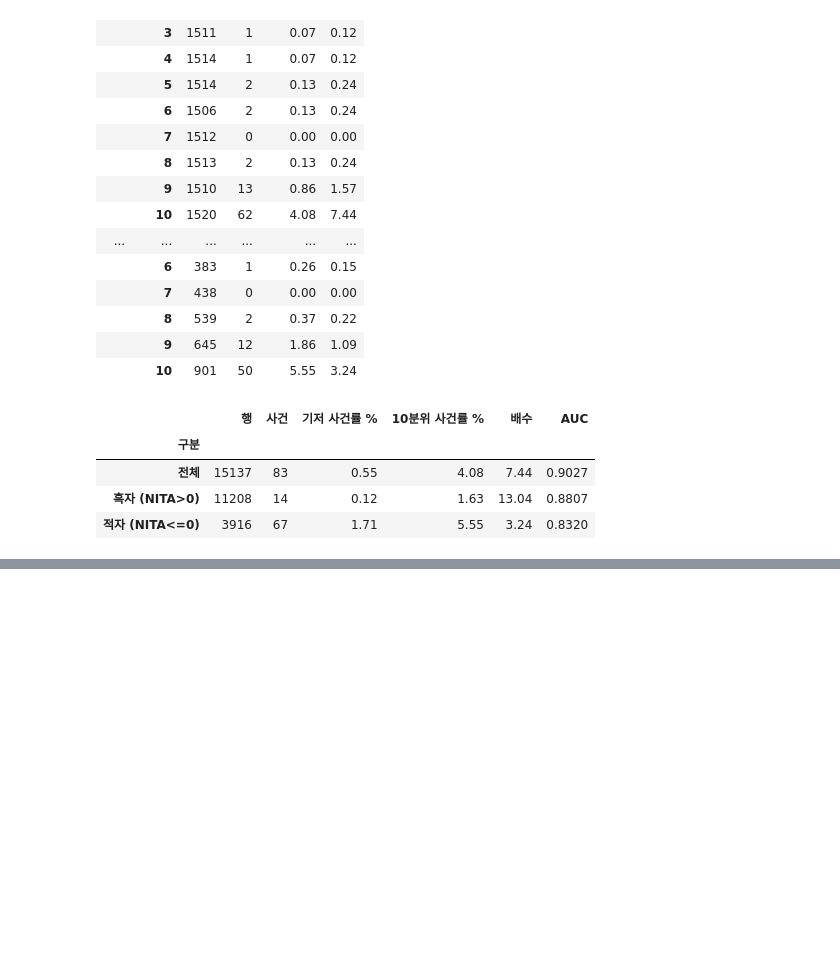
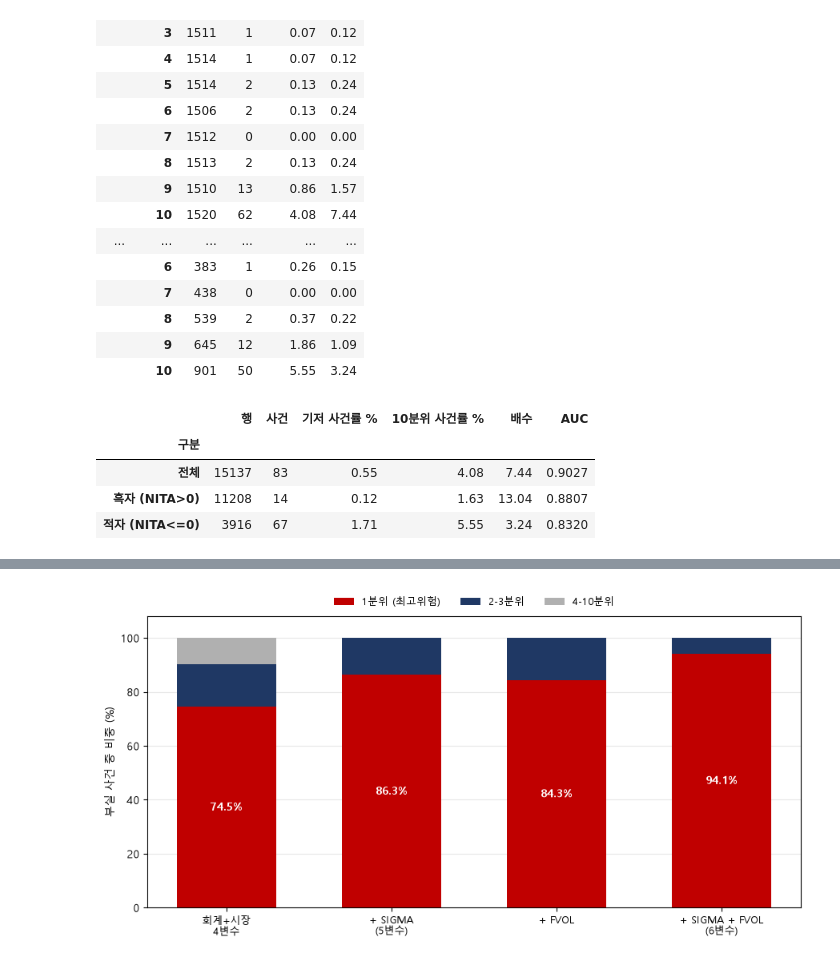
Before and after one commit to Seanjeon0220/project, a Jupyter notebook: quant/fVoL/kospi/delisted.ipynb, the cells around one changed output, grey strips where cells are left out. Saved outputs shown, nothing was run; the diff lists cells and outputs as text; code cells hidden in the pictures; blank space fills up the shorter version.

```diff
--- a/quant/fVoL/kospi/delisted.ipynb
+++ b/quant/fVoL/kospi/delisted.ipynb
@@ -1977,0 +2014,42 @@ display(f11)
+# %%
+# 시각화
+
+import matplotlib.pyplot as plt
+from matplotlib.patches import Patch
+
+plt.rcParams['font.family'] = 'Malgun Gothic'
+plt.rcParams['axes.unicode_minus'] = False
+NAVY, RED, GRAY = '#1F3864', '#C00000', '#B0B0B0'
+
+LAB = {'M4 SIGMA제외': '회계+시장\n4변수', 'M3 결합': '+ SIGMA\n(5변수)',
+       '4변수 + FVOL': '+ FVOL', 'M5 결합 + FVOL': '+ SIGMA + FVOL\n(6변수)'}
+ORD = ['M4 SIGMA제외', 'M3 결합', '4변수 + FVOL', 'M5 결합 + FVOL']
+
+top, mid, rest = [], [], []
+for k in ORD:
+    ev = resF[k]
+    ev = ev[ev['y'] == 1]
+    v = ev['dec'].value_counts(normalize=True).mul(100).reindex(range(1, 11)).fillna(0)
+    top.append(v[1]); mid.append(v[2] + v[3]); rest.append(v.loc[4:10].sum())
+top, mid, rest = np.array(top), np.array(mid), np.array(rest)
+
+x = np.arange(len(ORD))
+fig, ax = plt.subplots(figsize=(9, 4.6))
+ax.bar(x, top, color=RED, width=0.6, label='1분위 (최고위험)')
+ax.bar(x, mid, bottom=top, color=NAVY, width=0.6, label='2-3분위')
+ax.bar(x, rest, bottom=top + mid, color=GRAY, width=0.6, label='4-10분위')
+for i in x:
+    ax.annotate(f'{top[i]:.1f}%', (i, top[i] / 2), ha='center', va='center',
+                color='white', fontsize=10, fontweight='bold')
+ax.set_xticks(x)
+ax.set_xticklabels([LAB[k] for k in ORD], fontsize=9)
+ax.set_ylabel('부실 사건 중 비중 (%)')
+ax.set_ylim(0, 108)
+ax.legend(frameon=False, fontsize=9, ncol=3, loc='upper center',
+          bbox_to_anchor=(0.5, 1.10))
+ax.grid(axis='y', alpha=0.3)
+ax.set_axisbelow(True)
+plt.tight_layout()
+plt.show()
+# %% [output]
+[figure, added]
```
Also changed, not shown: parts of 1 cell of this notebook, 1 other file.
